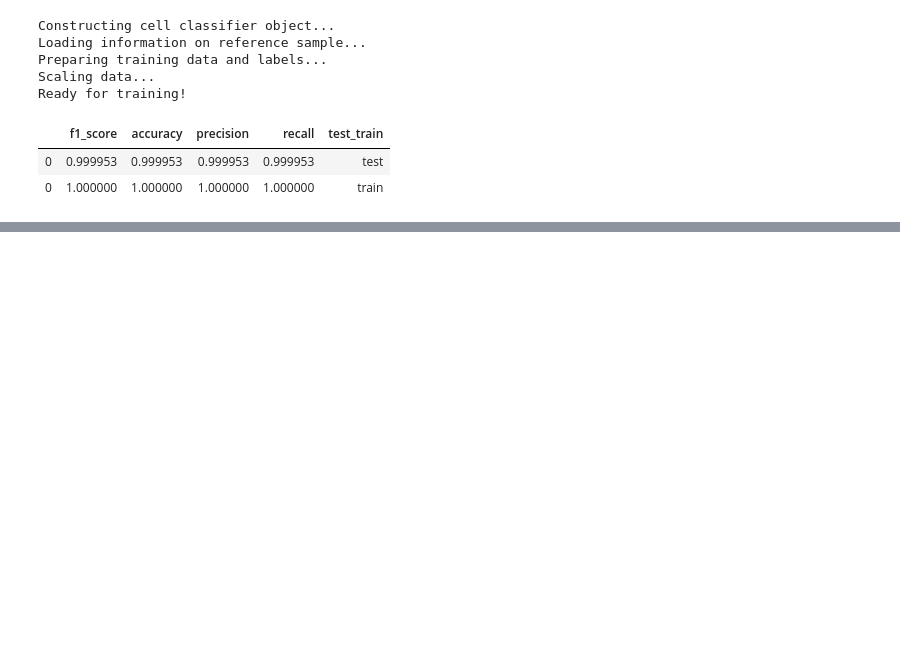
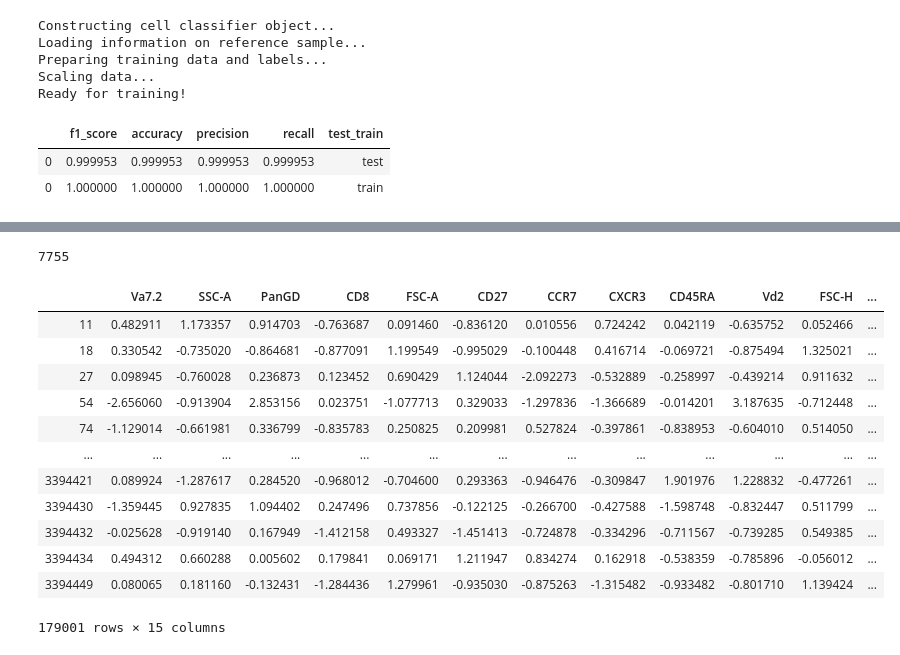
Before and after one commit to burtonrj/CytoPy, a Jupyter notebook: Notebooks/PD/3_Classification.ipynb, the cells around one changed output, grey strips where cells are left out. Drawn from its saved outputs; the diff is of its cells as text; code cells hidden in the pictures; blank space fills up the shorter version.

```diff
--- a/Notebooks/PD/3_Classification.ipynb
+++ b/Notebooks/PD/3_Classification.ipynb
@@ -335,0 +283,4 @@ len([x for x in pred_gdt_idx if x not in true_gdt_idx])
+# %%
+len(val.populations['gdt'].index)
+# %% [output]
+7755
@@ -335,0 +298,16 @@ len([x for x in pred_gdt_idx if x not in true_gdt_idx])
+# %%
+transformed_data
+# %% [output]
+|  | Va7.2 | SSC-A | PanGD | CD8 | FSC-A | CD27 | CCR7 | CXCR3 | CD45RA | Vd2 | FSC-H | ... |
+| 11 | 0.482911 | 1.173357 | 0.914703 | -0.763687 | 0.091460 | -0.836120 | 0.010556 | 0.724242 | 0.042119 | -0.635752 | 0.052466 | ... |
+| 18 | 0.330542 | -0.735020 | -0.864681 | -0.877091 | 1.199549 | -0.995029 | -0.100448 | 0.416714 | -0.069721 | -0.875494 | 1.325021 | ... |
+| 27 | 0.098945 | -0.760028 | 0.236873 | 0.123452 | 0.690429 | 1.124044 | -2.092273 | -0.532889 | -0.258997 | -0.439214 | 0.911632 | ... |
+| 54 | -2.656060 | -0.913904 | 2.853156 | 0.023751 | -1.077713 | 0.329033 | -1.297836 | -1.366689 | -0.014201 | 3.187635 | -0.712448 | ... |
+| 74 | -1.129014 | -0.661981 | 0.336799 | -0.835783 | 0.250825 | 0.209981 | 0.527824 | -0.397861 | -0.838953 | -0.604010 | 0.514050 | ... |
+| ... | ... | ... | ... | ... | ... | ... | ... | ... | ... | ... | ... | ... |
+| 3394421 | 0.089924 | -1.287617 | 0.284520 | -0.968012 | -0.704600 | 0.293363 | -0.946476 | -0.309847 | 1.901976 | 1.228832 | -0.477261 | ... |
+| 3394430 | -1.359445 | 0.927835 | 1.094402 | 0.247496 | 0.737856 | -0.122125 | -0.266700 | -0.427588 | -1.598748 | -0.832447 | 0.511799 | ... |
+| 3394432 | -0.025628 | -0.919140 | 0.167949 | -1.412158 | 0.493327 | -1.451413 | -0.724878 | -0.334296 | -0.711567 | -0.739285 | 0.549385 | ... |
+| 3394434 | 0.494312 | 0.660288 | 0.005602 | 0.179841 | 0.069171 | 1.211947 | 0.834274 | 0.162918 | -0.538359 | -0.785896 | -0.056012 | ... |
+| 3394449 | 0.080065 | 0.181160 | -0.132431 | -1.284436 | 1.279961 | -0.935030 | -0.875263 | -1.315482 | -0.933482 | -0.801710 | 1.139424 | ... |
+179001 rows × 15 columns
```
Also changed, not shown: parts of 55 cells of this notebook, 3 other files.
